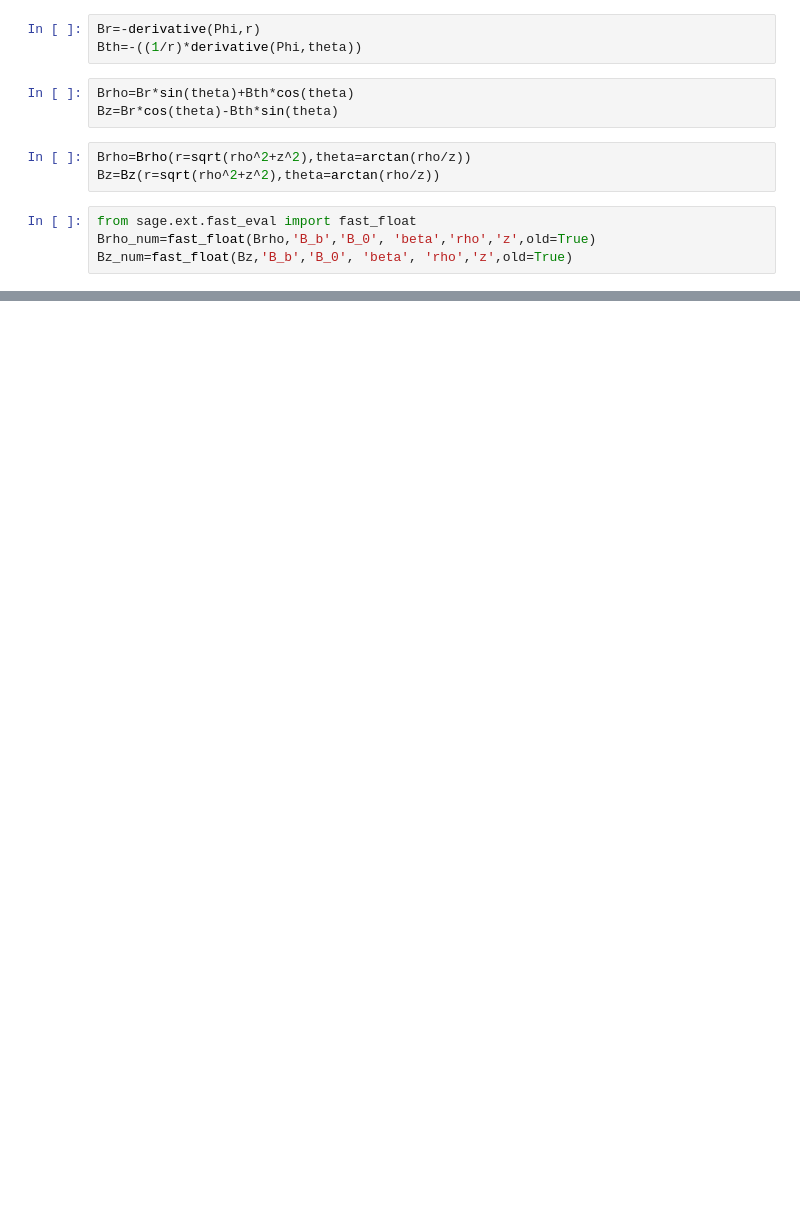
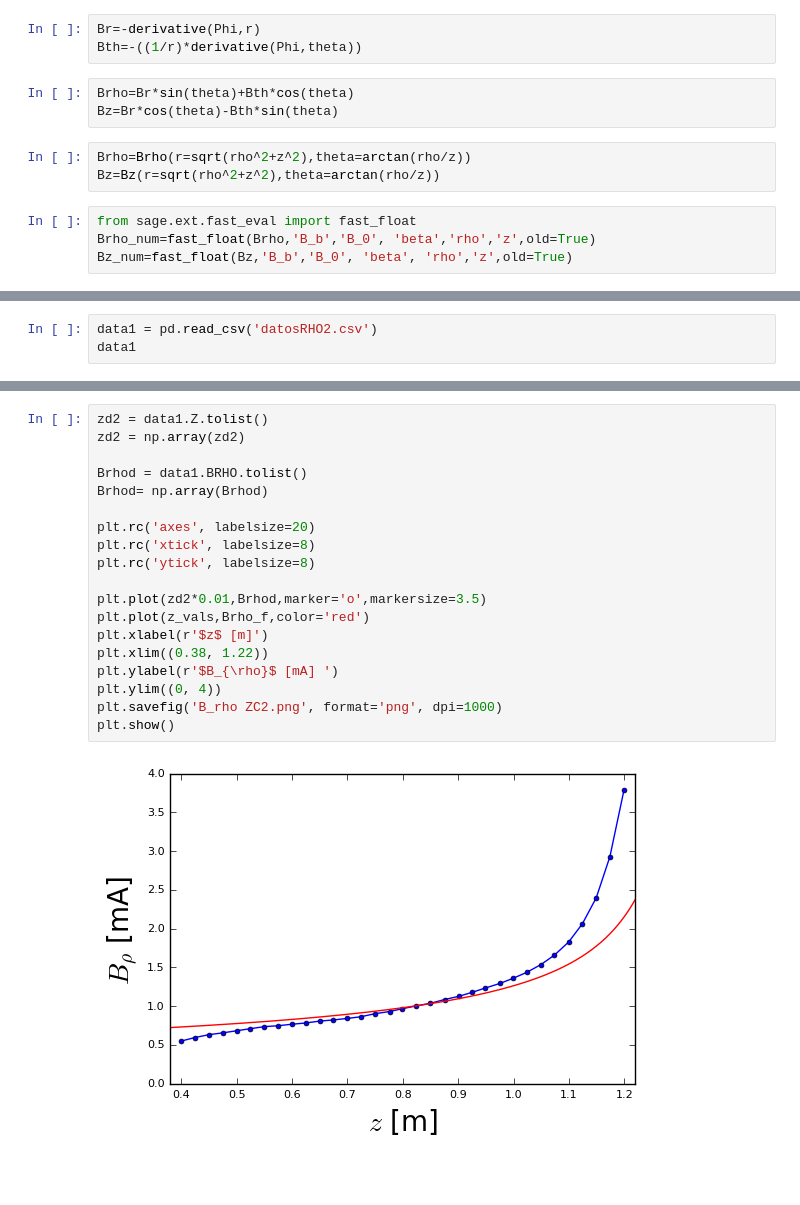
Before and after one commit to DavidRamosSal/solenoid, a Jupyter notebook: Enfriador.ipynb, the cells around one changed output, grey strips where cells are left out. Drawn from its saved outputs; the diff is of its cells as text; blank space fills up the shorter version.

```diff
--- a/Enfriador.ipynb
+++ b/Enfriador.ipynb
@@ -35,0 +90,3 @@ import pylab as plt
+# %%
+data1 = pd.read_csv('datosRHO2.csv')
+data1
@@ -35,0 +111,23 @@ import pylab as plt
+# %%
+zd2 = data1.Z.tolist()
+zd2 = np.array(zd2)
+
+Brhod = data1.BRHO.tolist()
+Brhod= np.array(Brhod)
+
+plt.rc('axes', labelsize=20)
+plt.rc('xtick', labelsize=8)
+plt.rc('ytick', labelsize=8)
+
+plt.plot(zd2*0.01,Brhod,marker='o',markersize=3.5)
+plt.plot(z_vals,Brho_f,color='red')
+plt.xlabel(r'$z$ [m]')
+plt.xlim((0.38, 1.22))
+plt.ylabel(r'$B_{\rho}$ [mA] ')
+plt.ylim((0, 4))
+plt.savefig('B_rho ZC2.png', format='png', dpi=1000)
+plt.show()
+# %% [output]
+[figure, added]
+# %% [markdown]
+#
```
Also changed, not shown: parts of 33 cells of this notebook, 7 other files.
